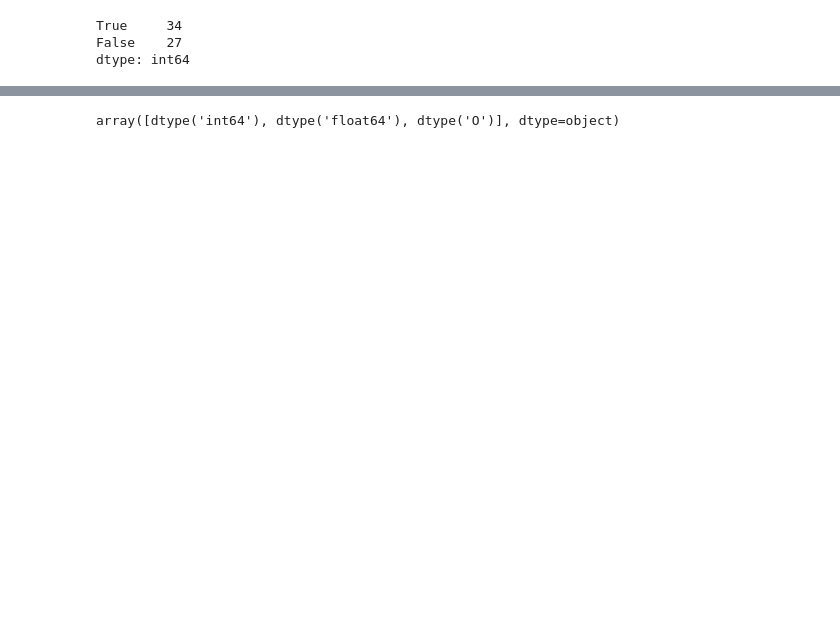
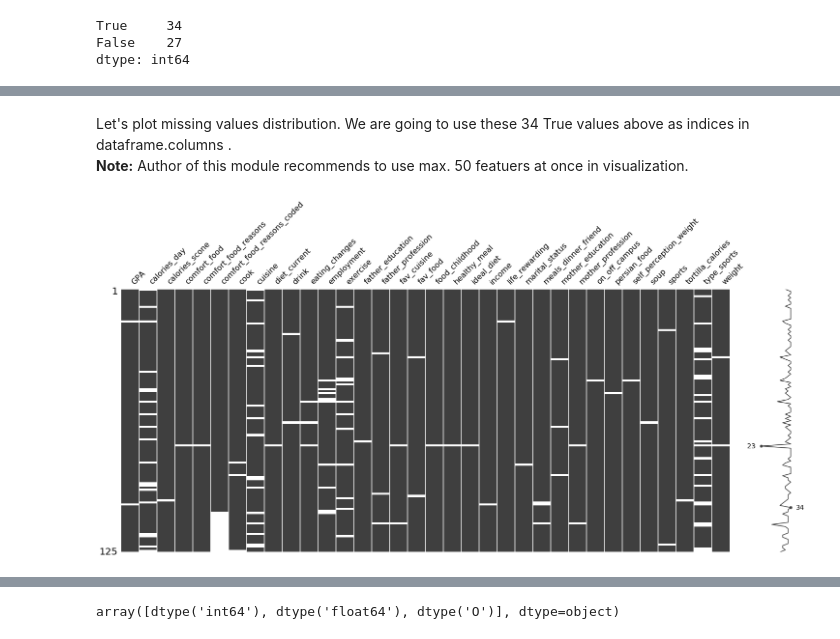
Before and after one commit to rpanasiuk/Machine-learning, a Jupyter notebook: Data_preparation/Food_choice.ipynb, the cells around one changed output, grey strips where cells are left out. Drawn from its saved outputs; the diff is of its cells as text; code cells hidden in the pictures; blank space fills up the shorter version.

```diff
--- a/Data_preparation/Food_choice.ipynb
+++ b/Data_preparation/Food_choice.ipynb
@@ -89,0 +138,8 @@ dtype: int64
+# %% [markdown]
+Let's plot missing values distribution. We are going to use these 34 True values above as indices in dataframe.columns .<br>
+**Note:** Author of this module recommends to use max. 50 featuers at once in visualization.
+# %%
+# Use missingno module for NaN's distribution
+msno.matrix(df[df.columns[df.isnull().any()]])
+# %% [output]
+[figure, added]
```
Also changed, not shown: parts of 22 cells of this notebook.
